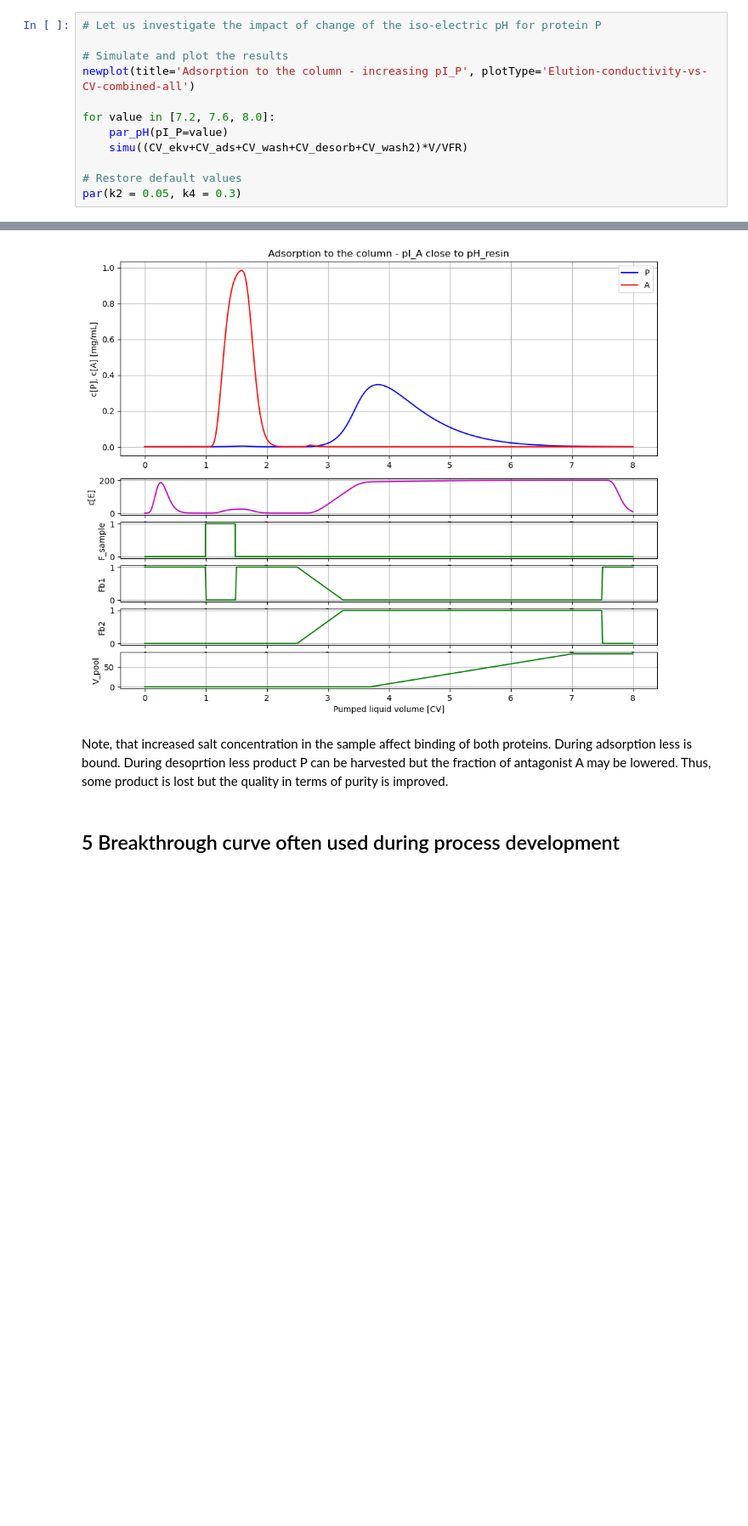
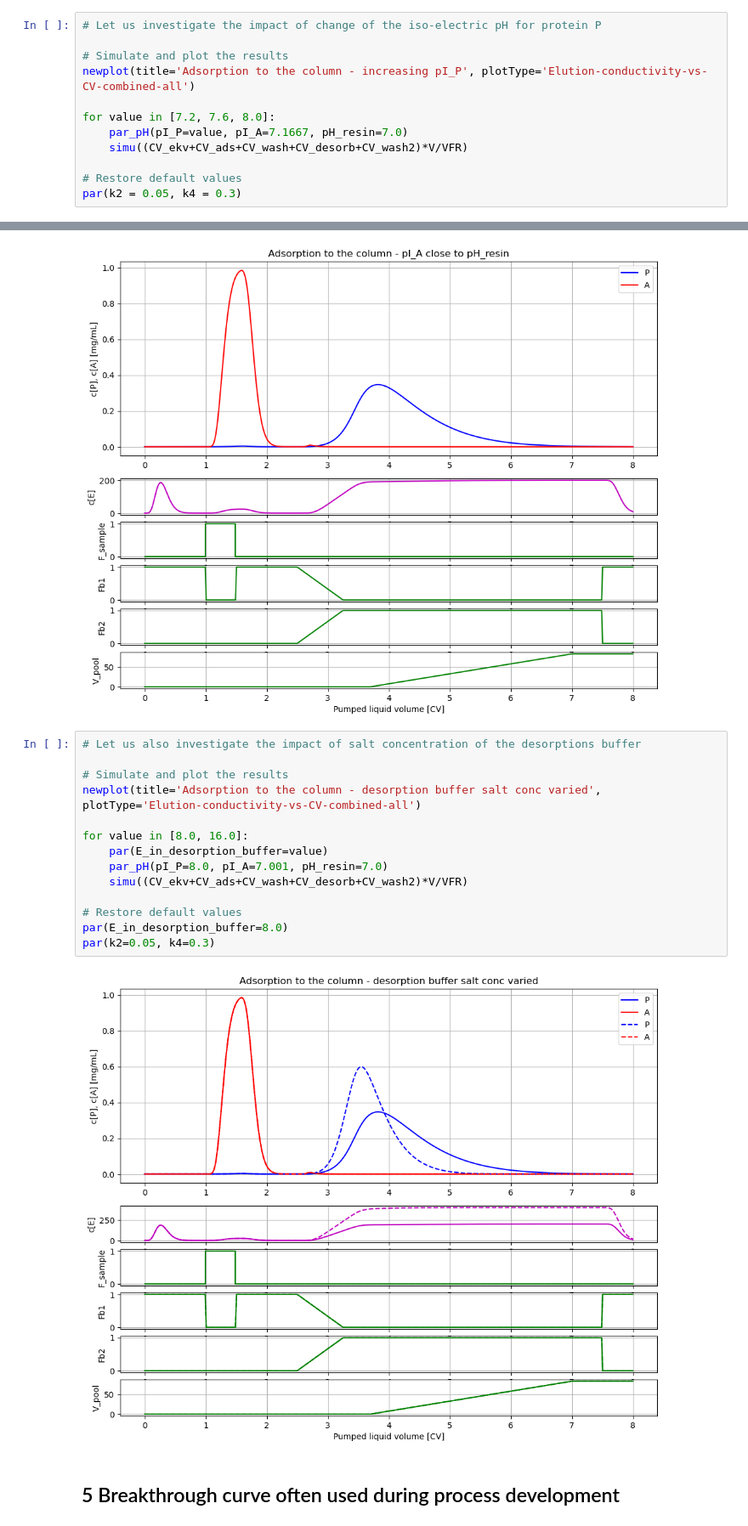
Before and after one commit to janpeter19/BPL_IEC_operation, a Jupyter notebook: BPL_IEC_operation.ipynb, the cells around one changed output, grey strips where cells are left out. Shown at 85% size. Drawn from its saved outputs; the diff is of its cells as text; blank space fills up the shorter version.

Commit message:
Added a new diagram in section 4 on Karl Johans request

```diff
--- a/BPL_IEC_operation.ipynb
+++ b/BPL_IEC_operation.ipynb
@@ -191,7 +194,7 @@ E_0 : 50.0
 newplot(title='Adsorption to the column - increasing pI_P', plotType='Elution-conductivity-vs-CV-combined-all')
 
 for value in [7.2, 7.6, 8.0]:
-    par_pH(pI_P=value)
+    par_pH(pI_P=value, pI_A=7.1667, pH_resin=7.0)
     simu((CV_ekv+CV_ads+CV_wash+CV_desorb+CV_wash2)*V/VFR)
 
 # Restore default values
@@ -228,9 +231,22 @@ for value in [7.001]:
 par(k2=0.05, k4=0.3)
 # %% [output]
 [figure]
-# %% [markdown]
-Note, that increased salt concentration in the sample affect binding of both proteins.  During adsorption less  is bound. During desoprtion less product P can be harvested but the fraction of antagonist A may be lowered.
-Thus, some product is lost but the quality in terms of purity is improved.
+# %%
+# Let us also investigate the impact of salt concentration of the desorptions buffer
+
+# Simulate and plot the results
+newplot(title='Adsorption to the column - desorption buffer salt conc varied', plotType='Elution-conductivity-vs-CV-combined-all')
+
+for value in [8.0, 16.0]:
+    par(E_in_desorption_buffer=value)
+    par_pH(pI_P=8.0, pI_A=7.001, pH_resin=7.0)
+    simu((CV_ekv+CV_ads+CV_wash+CV_desorb+CV_wash2)*V/VFR)
+
+# Restore default values
+par(E_in_desorption_buffer=8.0)
+par(k2=0.05, k4=0.3)
+# %% [output]
+[figure, added]
 # %% [markdown]
 ## 5 Breakthrough curve often used during process development
 # %%
```
Also changed, not shown: parts of 3 cells of this notebook, 3 other files.
